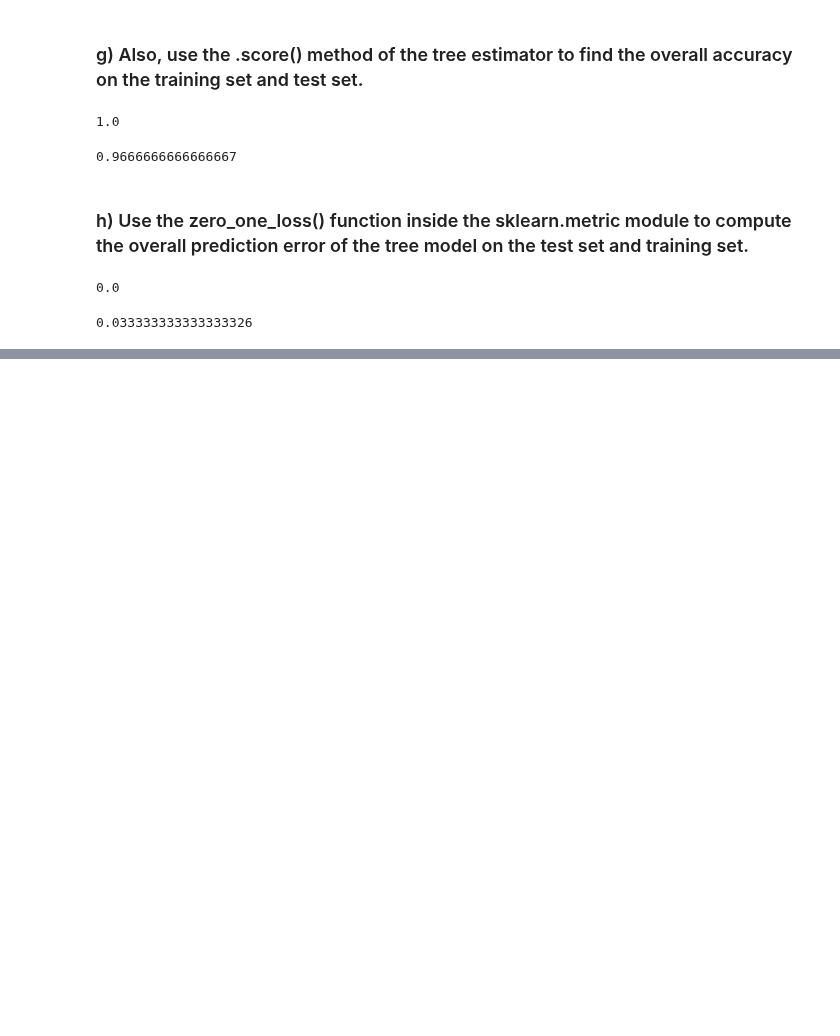
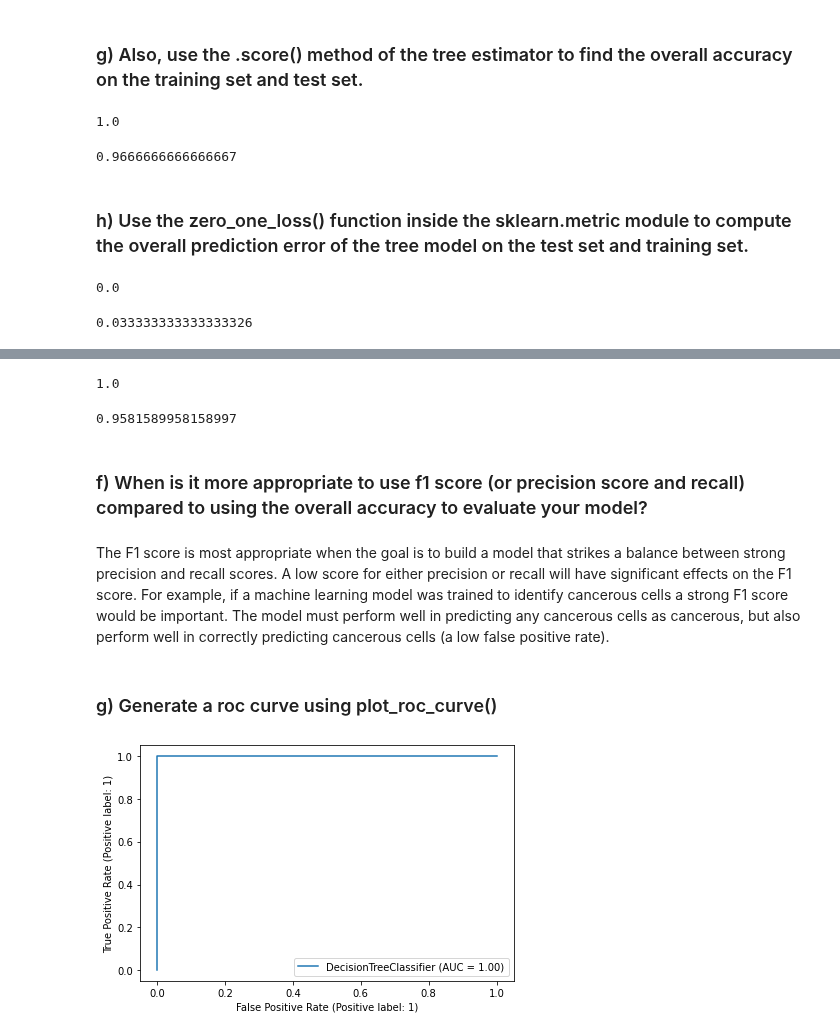
Before and after one commit to benkarabinus/nerdy_data_stuff, a Jupyter notebook: DU/COMP4448/Assignment3/Ben_Karabinus_Assignment3.ipynb, the cells around one changed output, grey strips where cells are left out. Drawn from its saved outputs; the diff is of its cells as text; code cells hidden in the pictures; blank space fills up the shorter version.

```diff
--- a/DU/COMP4448/Assignment3/Ben_Karabinus_Assignment3.ipynb
+++ b/DU/COMP4448/Assignment3/Ben_Karabinus_Assignment3.ipynb
@@ -151,0 +232,26 @@ print(zero_one_loss(y_test, y_test_pred))
+# %%
+"""print the F1 score for the model applied to the training set"""
+
+print(f1_score(y_train, y_train_pred))
+# %% [output]
+1.0
+# %%
+"""print the F1 score for the model applied to the test set"""
+
+print(f1_score(y_test, y_test_pred))
+# %% [output]
+0.9581589958158997
+# %% [markdown]
+### f)	When is it more appropriate to use f1 score (or precision score and recall) compared to using the overall accuracy to evaluate your model?
+# %% [markdown]
+The F1 score is most appropriate when the goal is to build a model that strikes a balance between strong precision and recall scores. A low score for either precision or recall will have significant effects on the F1 score. For example, if a machine learning model was trained to identify cancerous cells a strong F1 score would be important. The model must perform well in predicting any cancerous cells as cancerous, but also perform well in correctly predicting cancerous cells (a low false positive rate).
+# %% [markdown]
+### g)	Generate a roc curve using plot_roc_curve()
+# %%
+"""plot ROC curve for the model applied to the training set"""
+
+plot_roc_curve(dtc, X_train, y_train)
+plt.tight_layout()
+plt.show()
+# %% [output]
+[figure, added]
```
Also changed, not shown: parts of 20 cells of this notebook.
